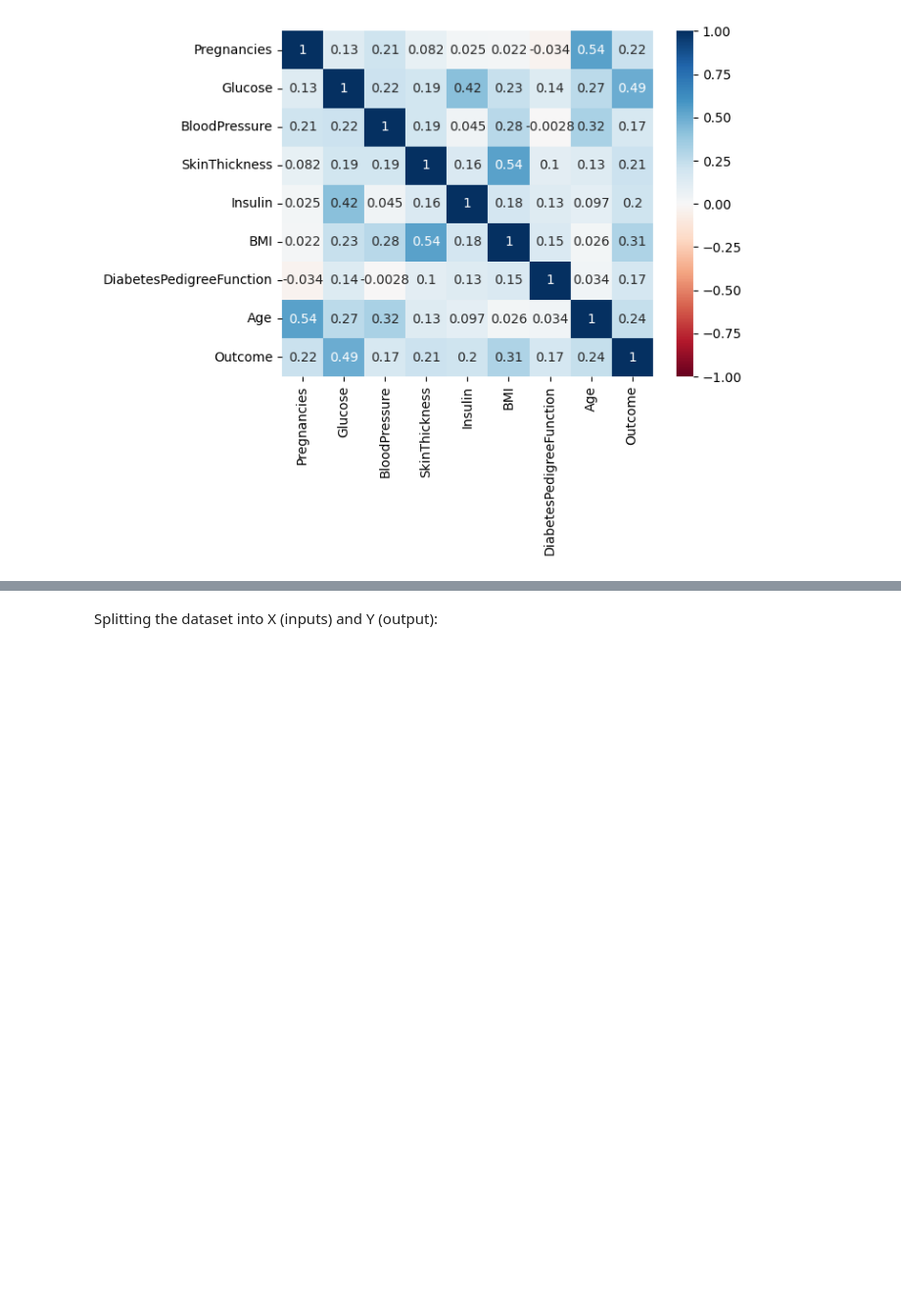
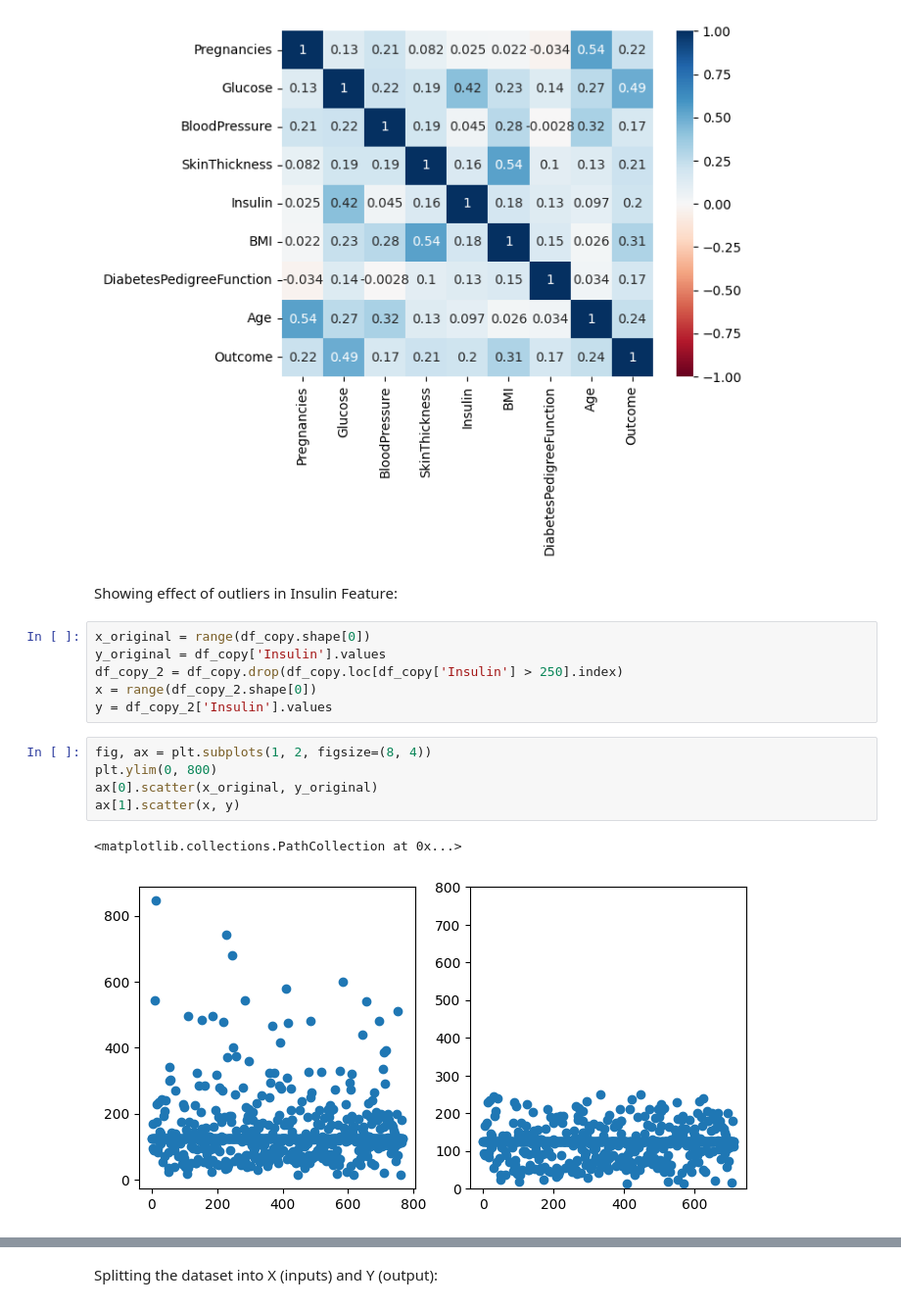
Before and after one commit to LucasDSF7/Data-Analysis-Puc-Rio, a Jupyter notebook: data_exploratory_analysis_and_pre_processing/pima_indians_diabetes.ipynb, the cells around one changed output, grey strips where cells are left out. Shown at 98% size. Cells and saved outputs as stored; diff of their text form; blank space fills up the shorter version.

```diff
--- a/data_exploratory_analysis_and_pre_processing/pima_indians_diabetes.ipynb
+++ b/data_exploratory_analysis_and_pre_processing/pima_indians_diabetes.ipynb
@@ -189,3 +201,19 @@ sns.heatmap(data=df_copy.corr(), vmin=- 1, vmax=1, cmap='RdBu', annot=True)
 # %% [output]
 <Axes: >
 [figure]
+# %% [markdown]
+Showing effect of outliers in Insulin Feature:
+# %%
+x_original = range(df_copy.shape[0])
+y_original = df_copy['Insulin'].values
+df_copy_2 = df_copy.drop(df_copy.loc[df_copy['Insulin'] > 250].index)
+x = range(df_copy_2.shape[0])
+y = df_copy_2['Insulin'].values
+# %%
+fig, ax = plt.subplots(1, 2, figsize=(8, 4))
+plt.ylim(0, 800)
+ax[0].scatter(x_original, y_original)
+ax[1].scatter(x, y)
+# %% [output]
+<matplotlib.collections.PathCollection at 0x...>
+[figure, added]
```
Also changed, not shown: parts of 2 cells of this notebook, 3 other files.
